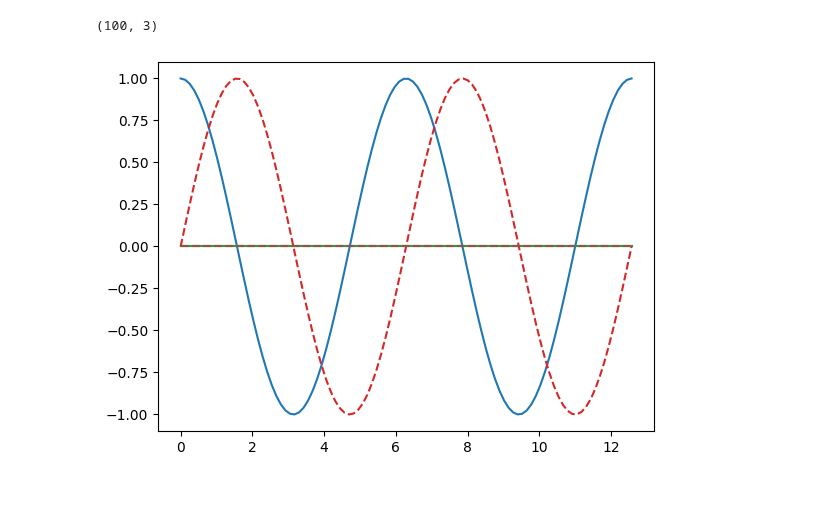
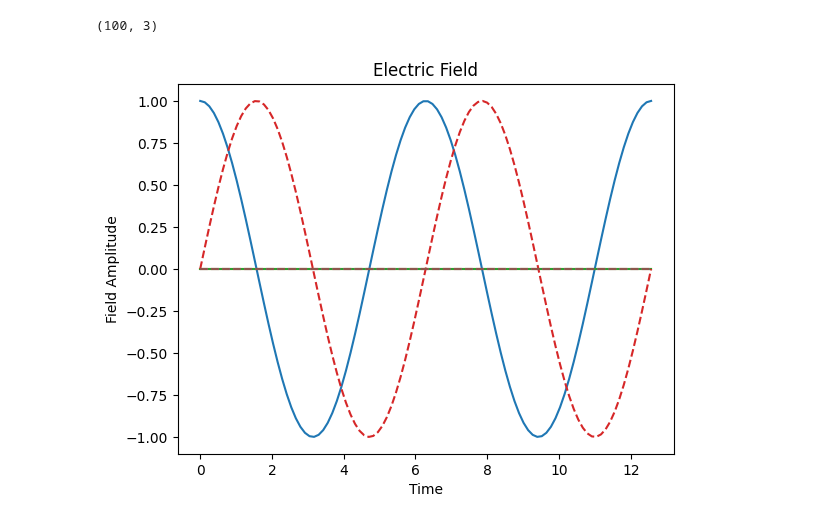
Before and after one commit to GRANADlauncher/granad, a Jupyter notebook: tutorials/e_electric_fields.ipynb, the cells around one changed output. Drawn from its saved outputs; the diff is of its cells as text; code cells hidden in the pictures; blank space fills up the shorter version.

```diff
--- a/tutorials/e_electric_fields.ipynb
+++ b/tutorials/e_electric_fields.ipynb
@@ -40,8 +40,11 @@ print(e_field.shape)
 # %% [output]
 (100, 3)
 # %%
-plt.plot(time, e_field.real)
-plt.plot(time, e_field.imag, '--')
+plt.plot(time, e_field.real, label="Real Part")
+plt.plot(time, e_field.imag, '--', label="Imaginary Part")
+plt.title("Electric Field")
+plt.xlabel("Time")
+plt.ylabel("Field Amplitude")
 plt.show()
 # %% [output]
-[figure, old version]
+[figure, new version]
```
Also changed, not shown: parts of 4 cells of this notebook, 24 other files.
